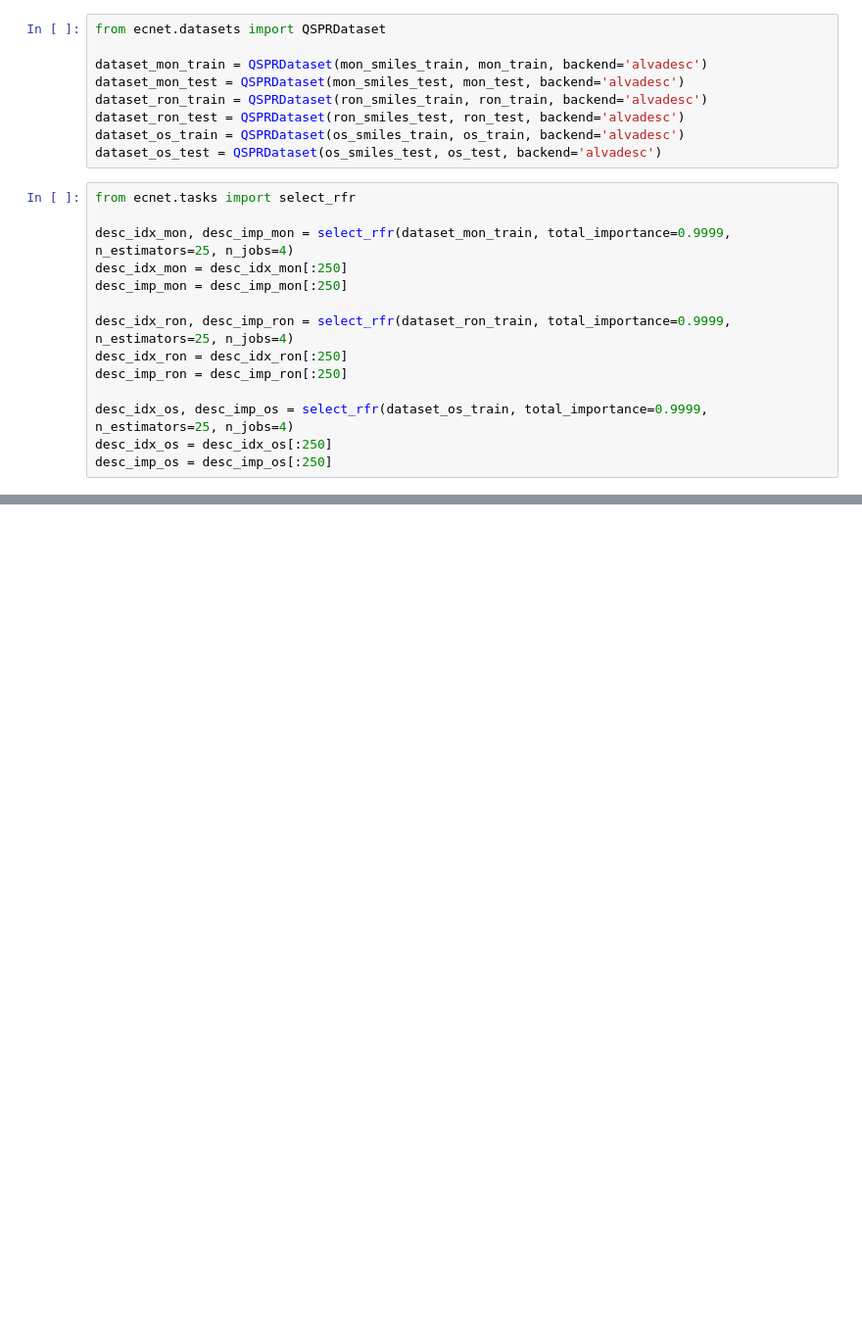
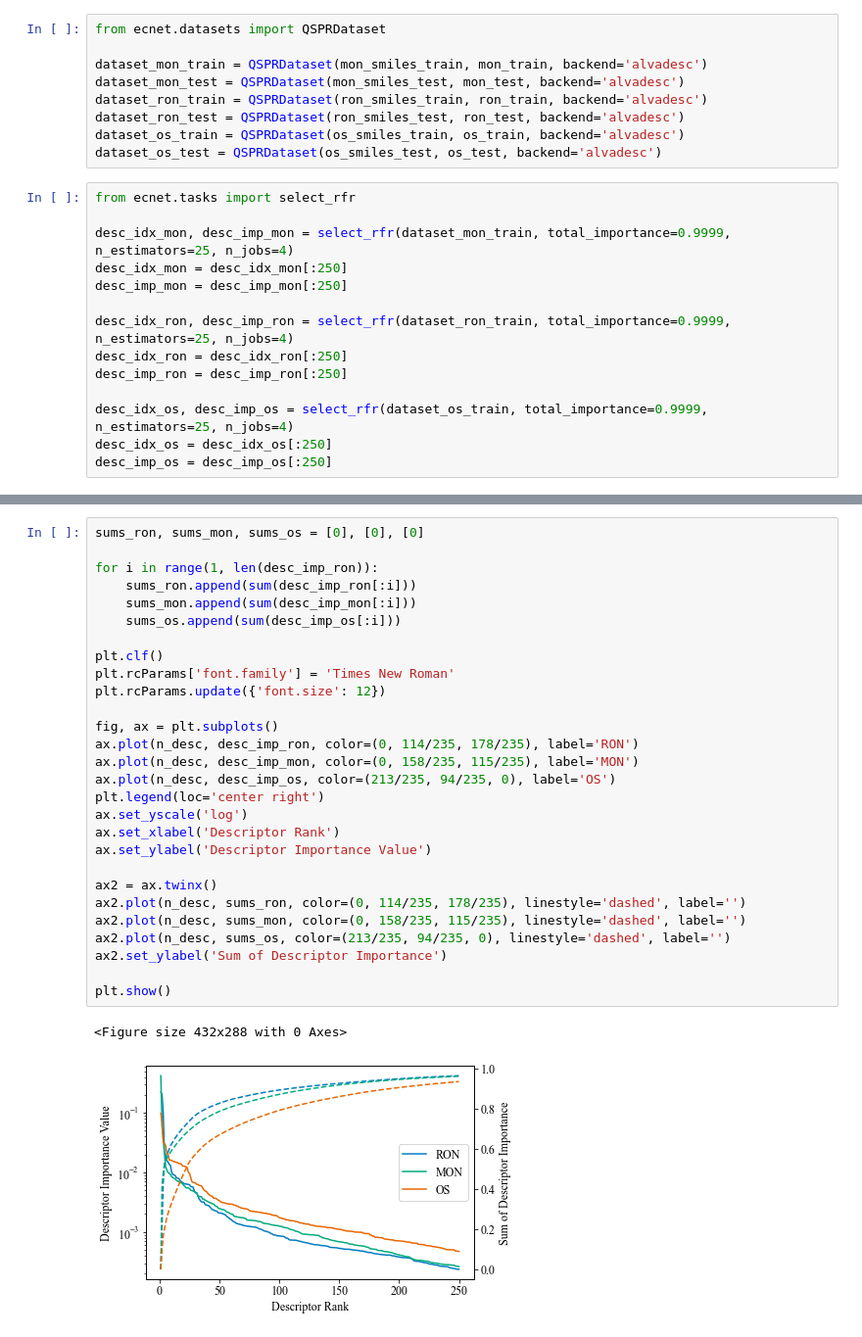
Before and after one commit to ECRL/publication_procedures, a Jupyter notebook: Octane/descriptor_importance_graph.ipynb, the cells around one changed output, grey strips where cells are left out. Shown at 98% size. Saved outputs shown, nothing was run; the diff lists cells and outputs as text; blank space fills up the shorter version.

Commit message:
Updates to plots

```diff
--- a/Octane/descriptor_importance_graph.ipynb
+++ b/Octane/descriptor_importance_graph.ipynb
@@ -61,0 +62,31 @@ plt.show()
+# %%
+sums_ron, sums_mon, sums_os = [0], [0], [0]
+
+for i in range(1, len(desc_imp_ron)):
+    sums_ron.append(sum(desc_imp_ron[:i]))
+    sums_mon.append(sum(desc_imp_mon[:i]))
+    sums_os.append(sum(desc_imp_os[:i]))
+
+plt.clf()
+plt.rcParams['font.family'] = 'Times New Roman'
+plt.rcParams.update({'font.size': 12})
+
+fig, ax = plt.subplots()
+ax.plot(n_desc, desc_imp_ron, color=(0, 114/235, 178/235), label='RON')
+ax.plot(n_desc, desc_imp_mon, color=(0, 158/235, 115/235), label='MON')
+ax.plot(n_desc, desc_imp_os, color=(213/235, 94/235, 0), label='OS')
+plt.legend(loc='center right')
+ax.set_yscale('log')
+ax.set_xlabel('Descriptor Rank')
+ax.set_ylabel('Descriptor Importance Value')
+
+ax2 = ax.twinx()
+ax2.plot(n_desc, sums_ron, color=(0, 114/235, 178/235), linestyle='dashed', label='')
+ax2.plot(n_desc, sums_mon, color=(0, 158/235, 115/235), linestyle='dashed', label='')
+ax2.plot(n_desc, sums_os, color=(213/235, 94/235, 0), linestyle='dashed', label='')
+ax2.set_ylabel('Sum of Descriptor Importance')
+
+plt.show()
+# %% [output]
+<Figure size 432x288 with 0 Axes>
+[figure, added]
```
Also changed, not shown: parts of 1 cell of this notebook.
